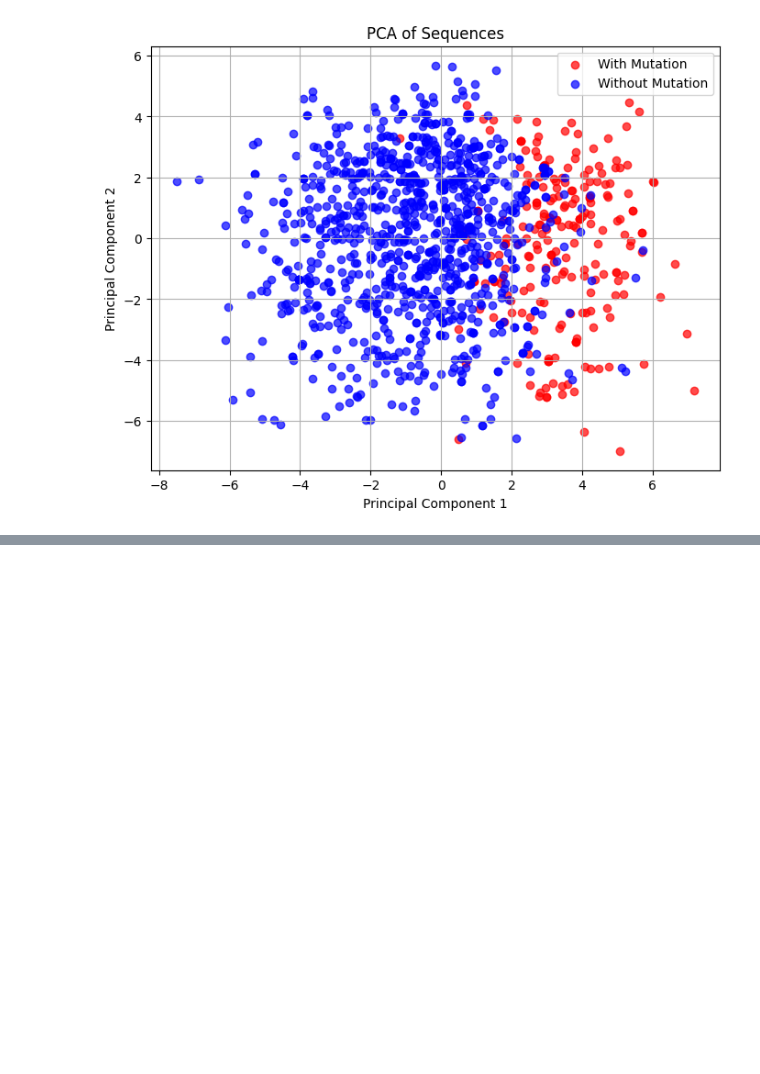
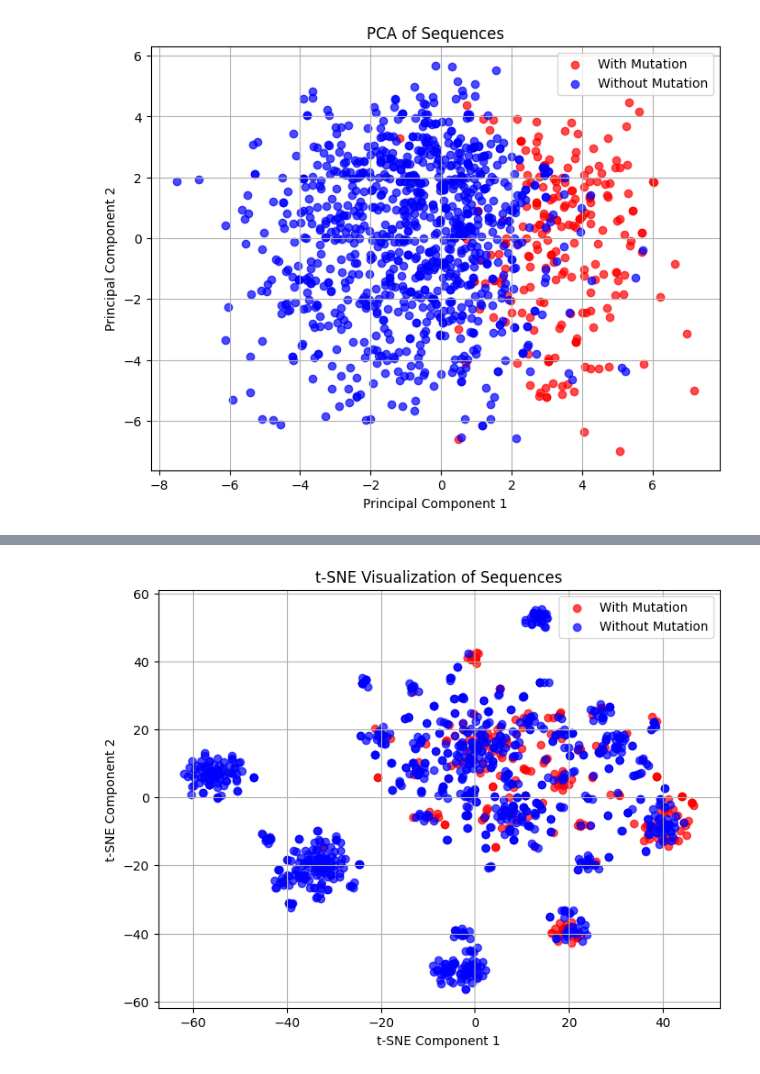
Before and after one commit to Daniel-Xkan/potts_model_test, a Jupyter notebook: ms1/heatmap_explore.ipynb, the cells around one changed output, grey strips where cells are left out. Cells and saved outputs as stored; diff of their text form; code cells hidden in the pictures; blank space fills up the shorter version.

```diff
--- a/ms1/heatmap_explore.ipynb
+++ b/ms1/heatmap_explore.ipynb
@@ -239,0 +267,29 @@ explore.draw_heatmap2(encoded_without_mutation,1,263)
+# %%
+from sklearn.cluster import KMeans
+from sklearn.manifold import TSNE
+
+import matplotlib.pyplot as plt
+
+# Combine sequences with and without mutation for clustering
+combined_data = np.vstack((encoded_with_mutation, encoded_without_mutation))
+
+# Perform t-SNE for dimensionality reduction
+tsne = TSNE(n_components=2, random_state=42)
+tsne_transformed = tsne.fit_transform(combined_data)
+
+# Separate the transformed data for sequences with and without mutation
+tsne_with_mutation = tsne_transformed[:len(encoded_with_mutation)]
+tsne_without_mutation = tsne_transformed[len(encoded_with_mutation):]
+
+# Plot the t-SNE results
+plt.figure(figsize=(8, 6))
+plt.scatter(tsne_with_mutation[:, 0], tsne_with_mutation[:, 1], color='red', label='With Mutation', alpha=0.7)
+plt.scatter(tsne_without_mutation[:, 0], tsne_without_mutation[:, 1], color='blue', label='Without Mutation', alpha=0.7)
+plt.xlabel('t-SNE Component 1')
+plt.ylabel('t-SNE Component 2')
+plt.title('t-SNE Visualization of Sequences')
+plt.legend()
+plt.grid(True)
+plt.show()
+# %% [output]
+[figure, added]
```
Also changed, not shown: parts of 4 cells of this notebook, 19 other files.
